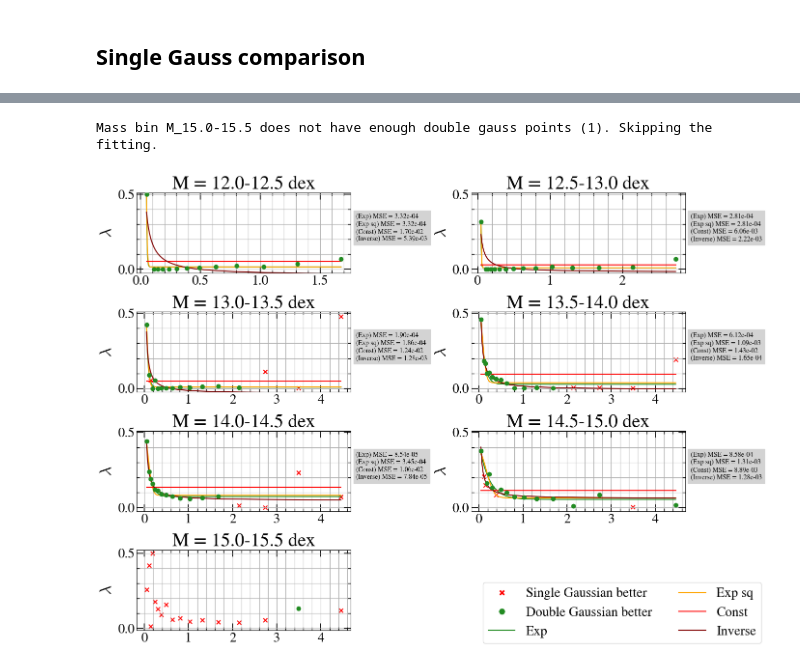
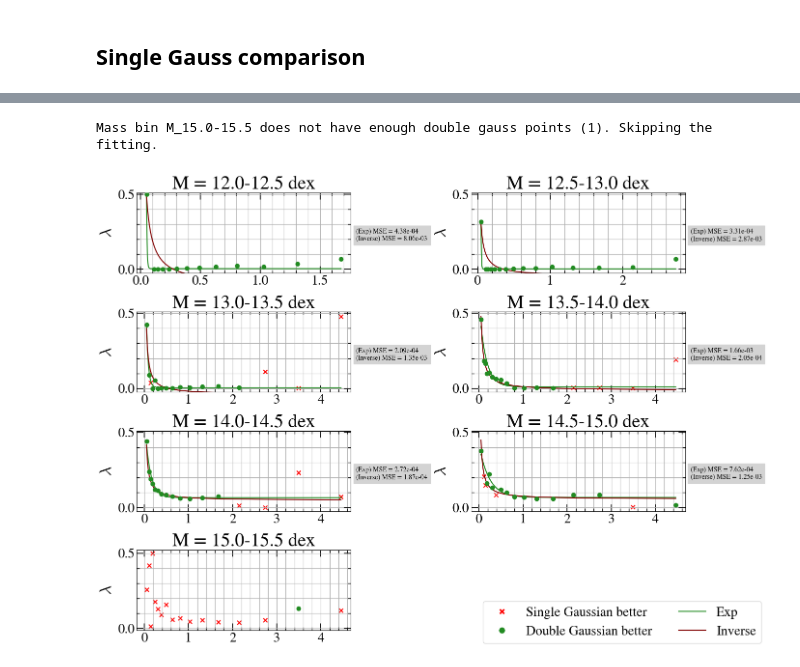
Before and after one commit to TimvdVuurst/MRP_vdvuurst, a Jupyter notebook: notebooks/onehalo_functional_forms.ipynb, the cells around one changed output, grey strips where cells are left out. Drawn from its saved outputs; the diff is of its cells as text; code cells hidden in the pictures.

```diff
--- a/notebooks/onehalo_functional_forms.ipynb
+++ b/notebooks/onehalo_functional_forms.ipynb
@@ -347,7 +347,7 @@ def fit_all_forms(mass_dict = mass_dict, range_str = None, skip_radbin = None):
 # %%
 from matplotlib.lines import Line2D
 
-def compare_models(range_str = None, mode = 'both'):
+def compare_models(range_str = None, mode = 'both',single_better_border = 0.):
     # overlay
     if mode.lower() in ['both', 'overlay']:
         single_better_dict = {}
@@ -373,7 +373,7 @@ def compare_models(range_str = None, mode = 'both'):
             for j,r_centre in enumerate(rbin_centers):
                 if L_double[j] == -np.inf or L_double[j] == 0.:
                     continue
-                print(f'rbin: {r_centre}: Single Gaussian has {'BETTER' if single_better_mask[j] else 'WORSE'} BIC than Double Gaussian')
+                print(f'rbin: {rbins[j]:.2f}-{rbins[j+1]:.2f}: Single Gaussian has {'BETTER' if single_better_mask[j] else 'WORSE'} BIC than Double Gaussian')
             print()
 
             ax = axes[np.unravel_index(i, shape = (4,2))]
@@ -409,7 +409,9 @@ def compare_models(range_str = None, mode = 'both'):
             BIC_double = BIC(L_double, mass_bin_dict['N'], 3)
             BIC_single = BIC(L_single, mass_bin_dict_single['N'], 1)
 
-            single_better_mask = BIC_single <= BIC_double
+            BIC_diff = BIC_double - BIC_single # Lower BIC is better, so we want this in the negative
+
+            single_better_mask = BIC_diff >= single_better_border
             single_better_dict[key] = single_better_mask
 
 
@@ -419,7 +421,6 @@ def compare_models(range_str = None, mode = 'both'):
             # L_diff = L_double - L_single
             # L_diff[L_diff == 0.] = np.nan
 
-            BIC_diff = BIC_double - BIC_single # Lower BIC is better, so we want this in the negative
 
 
             ax = axes[np.unravel_index(i, shape = (4,2))]
@@ -427,7 +428,6 @@ def compare_models(range_str = None, mode = 'both'):
             # print(L_double[-1], L_single[-1], type(L_double[-1]))
 
             # single_better_border = 1. - (0.01 / 100)
-            single_better_border = 0.
             for j, (r_c, BICd) in enumerate(zip(rbin_centers, BIC_diff)):
                 print(BICd, end=' ')
                 c = 'red' if BICd > single_better_border else 'forestgreen'
@@ -481,9 +481,18 @@ M_15.0-15.5 8.570058345794678 4.321092128753662 12.496972560882568 11.8383789062
 def inverse_func(x, a, b):
     return a/x + b
 
-all_funcs = [const_func, linear_func, parabola_func, exp_func, exp_sq_func, power_law_func, power_linear_func, inverse_func]
+def exp_no_b_func(x, a, c):
+    return a * np.exp(-x) + c
+
+def exp_no_a_func(x, b, c):
+    return np.exp(-b*x) + c
+
+def exp_no_c_func(x, a, b):
+    return a*np.exp(-b*x)
+
+all_funcs = [const_func, linear_func, parabola_func, exp_func, exp_sq_func, power_law_func, power_linear_func, inverse_func, exp_no_a_func, exp_no_b_func, exp_no_c_func]
 func_names = [f.__name__.split('_func')[0] for f in all_funcs]
-colors = ['red', 'black', 'blue', 'forestgreen', 'orange', 'magenta', 'gray', 'maroon']
+colors = ['red', 'black', 'blue', 'forestgreen', 'orange', 'magenta', 'gray', 'maroon', 'gold', 'deeppink','black']
 color_dict = dict(zip(func_names,colors))
 func_dict = dict(zip(func_names, all_funcs))
 
@@ -506,6 +515,8 @@ def fit_lambda(skip_first_point_low_mass = False):
         single_better_mask = single_better_dict[key]
         lambda_data = np.array(mass_bin_dict['lambda'])
 
+        n_data = mass_bin_dict['N']
+
         valid_idx = lambda_data != -1
         if skip_first_point_low_mass and (key == 'M_12.0-12.5' or key == 'M_12.5-13.0'):
             valid_idx[0] = False
@@ -525,30 +536,32 @@ def fit_lambda(skip_first_point_low_mass = False):
 
 
         exp_init = np.array([initial_params[x] for x in ['A', 'B', 'C']])
-        exp_sq_init = exp_init.copy()
         # power_law_init = np.array([initial_params[x] for x in ['p', 'n', 'q']])
         inverse_init = np.array([1., 0.2])
-        init_guesses = [exp_init, exp_sq_init, 0.2, inverse_init]
-        funcs = [exp_func, exp_sq_func, const_func, inverse_func]
+
+        funcs = [exp_func, inverse_func]
+        init_guesses = [exp_init, inverse_init]
+        # funcs = [exp_func, inverse_func, exp_no_a_func, exp_no_b_func, exp_no_c_func]
+        # init_guesses = [exp_init, inverse_init, exp_init[1:], np.array([exp_init[0],exp_init[-1]]), exp_init[:-1]]
         func_names = [f.__name__.split('_func')[0] for f in funcs]
 
 
         paramstr = ''
         for fit_func, func_name, init in zip(funcs,func_names,init_guesses):
             try:
-
+                sigma = 1 /n_data[valid_idx & ~single_better_mask]
                 popt, pcov, infodict, msg, ier = curve_fit(fit_func, xdata = rc_double_gauss, ydata = lambda_double_gauss,
-                                        p0 = init, maxfev = 5000, full_output= True)
+                                        p0 = init, maxfev = 10000, full_output= True, sigma = sigma, absolute_sigma = False)
 
                 # print(key, func_name, infodict['nfev'])
-                if func_name.lower() == 'exp' or func_name.lower() == 'inverse':
-                    param_dict[key+func_name] = popt
-                    param_dict[key+func_name+'_err'] = np.sqrt(np.diag(pcov))
+                # if func_name.lower() == 'exp' or func_name.lower() == 'inverse':
+                param_dict[key+func_name] = popt
+                param_dict[key+func_name+'_err'] = np.sqrt(np.diag(pcov))
 
                 err_flag = False
 
-            except RuntimeError:
-                print(f'ERROR OCCURED IN MASS BIN {key} on function {func_name}')
+            except RuntimeError as e:
+                print(f'ERROR OCCURED IN MASS BIN {key} on function {func_name}: {e}')
                 err_flag = True
                 # no_err[i] = False
 
@@ -563,34 +576,34 @@ def fit_lambda(skip_first_point_low_mass = False):
                 # paramstr += f'({pretty_func_label}) ' + r'$\chi^2_{\nu}$ = ' + f'{chi2:.2f}\n'
 
                 xvalues = np.linspace(np.min(rbin_centers[valid_idx]), np.max(rbin_centers[valid_idx]), 1000)
                 yvalues = fit_func(xvalues, *popt)
                 ax.plot(xvalues, yvalues, c = color_dict[func_name])
 
         paramstr = paramstr.strip('\n')
         ax.set_ylim(-0.025,0.51)
         ax.text(1.025,0.4,paramstr,fontsize=10,backgroundcolor='lightgray',zorder=-1,transform=ax.transAxes)
 
 
     legend_elements = [Line2D([0], [0], marker='X', color='white', label='Single Gaussian better',markerfacecolor='red', markersize=10),
                         Line2D([0], [0], marker='o', color='white', label='Double Gaussian better', markerfacecolor='forestgreen', markersize=10)]
 
     for f in func_names:
         pretty_func_label = f'{f[0].upper()}{f[1:].replace('_',' ')}'
 
         legend_elements.append(Line2D([0], [0], color=color_dict[f], label=pretty_func_label))
 
     fig.legend(handles = legend_elements, loc = 'lower right', fontsize = 20, ncols = 2)
     axes[np.unravel_index(7, (4,2))].remove()
     plt.tight_layout()
     plt.show()
 
     return param_dict
 
 param_dict_lambda = fit_lambda()
 # fit_lambda(True)
 # %% [output]
 Mass bin M_15.0-15.5 does not have enough double gauss points (1). Skipping the fitting.
-[figure, old version]
+[figure, new version]
 # %%
 from inspect import signature
 
```
Also changed, not shown: parts of 6 cells of this notebook, 4 other files.
